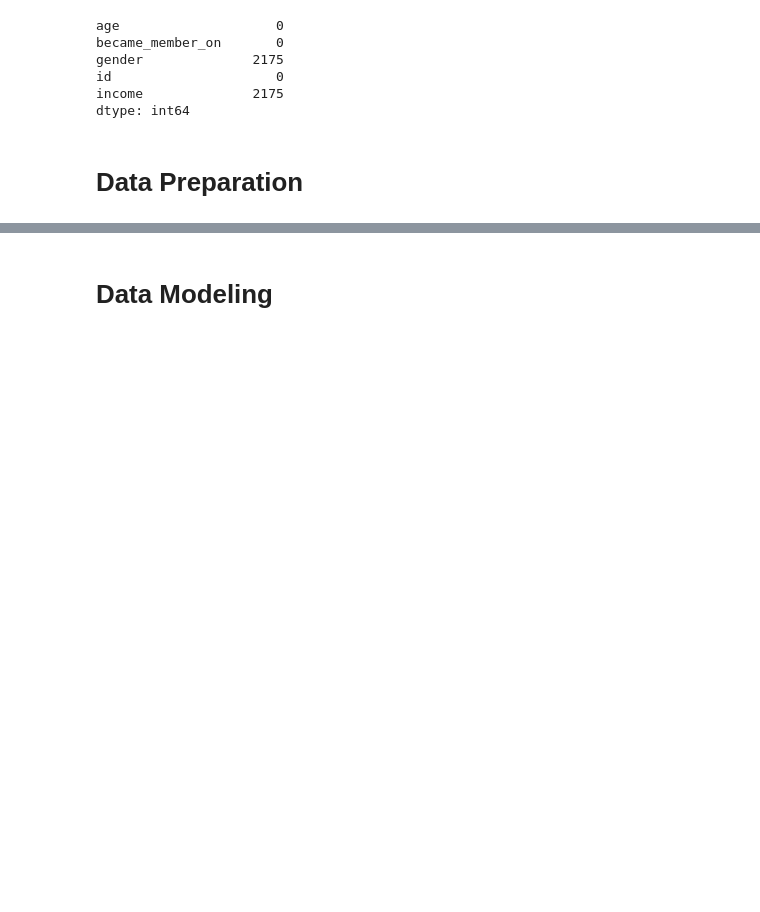
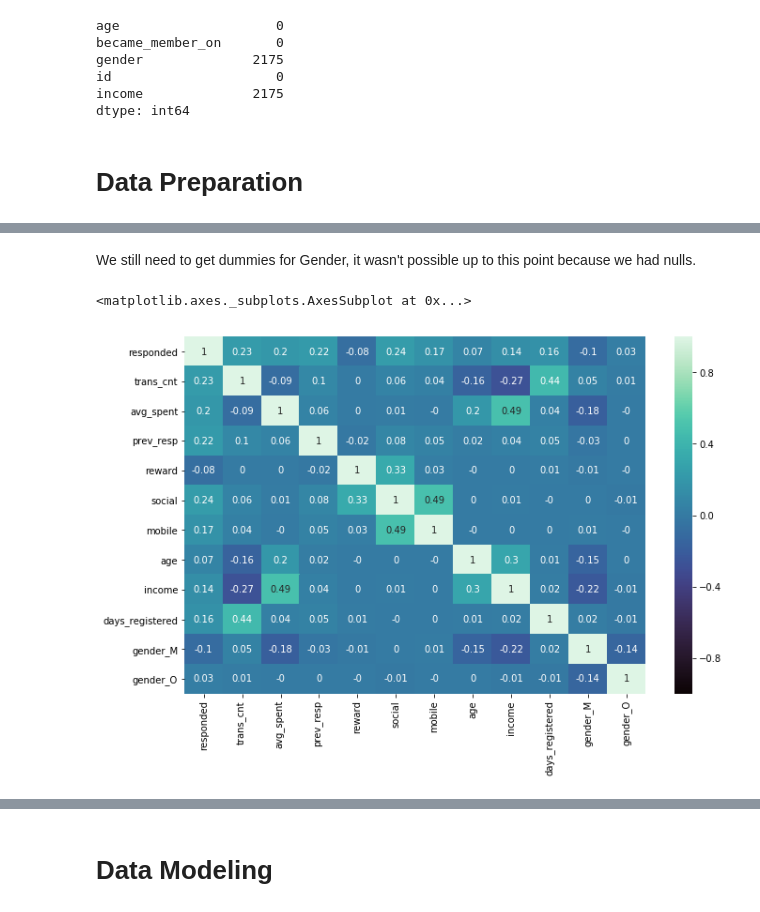
Before and after one commit to Nikalozj/Starbucks-Udacity, a Jupyter notebook: Starbucks_Capstone_notebook.ipynb, the cells around one changed output, grey strips where cells are left out. Cells and saved outputs as stored; diff of their text form; code cells hidden in the pictures; blank space fills up the shorter version.

```diff
--- a/Starbucks_Capstone_notebook.ipynb
+++ b/Starbucks_Capstone_notebook.ipynb
@@ -299,0 +717,19 @@ Here's a brief overview of the steps:
+# %%
+# Drop columns
+df.drop(['duration', 'difficulty', 'bogo'], axis = 1, inplace = True)
+# %%
+# Split
+df_nulls = df[df['age'] == 118].drop(['gender', 'income', 'age'], axis = 1)
+df = df[df['age'] != 118]
+# %% [markdown]
+We still need to get dummies for Gender, it wasn't possible up to this point because we had nulls.
+# %%
+# Get Dummies
+df = pd.get_dummies(df, drop_first = True)
+# %%
+# Check correlations
+plt.figure(figsize = (11,7))
+sns.heatmap(np.round(df.corr(), 2), annot = True, cmap = 'mako', vmin = -1, vmax = 1)
+# %% [output]
+<matplotlib.axes._subplots.AxesSubplot at 0x...>
+[figure, added]
```
Also changed, not shown: parts of 84 cells of this notebook, 3 other files.
